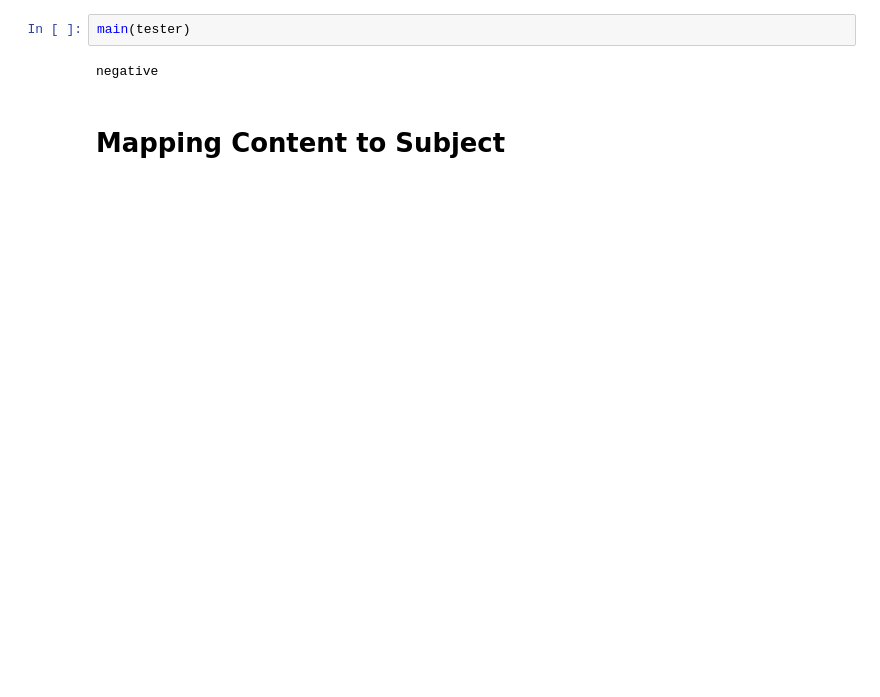
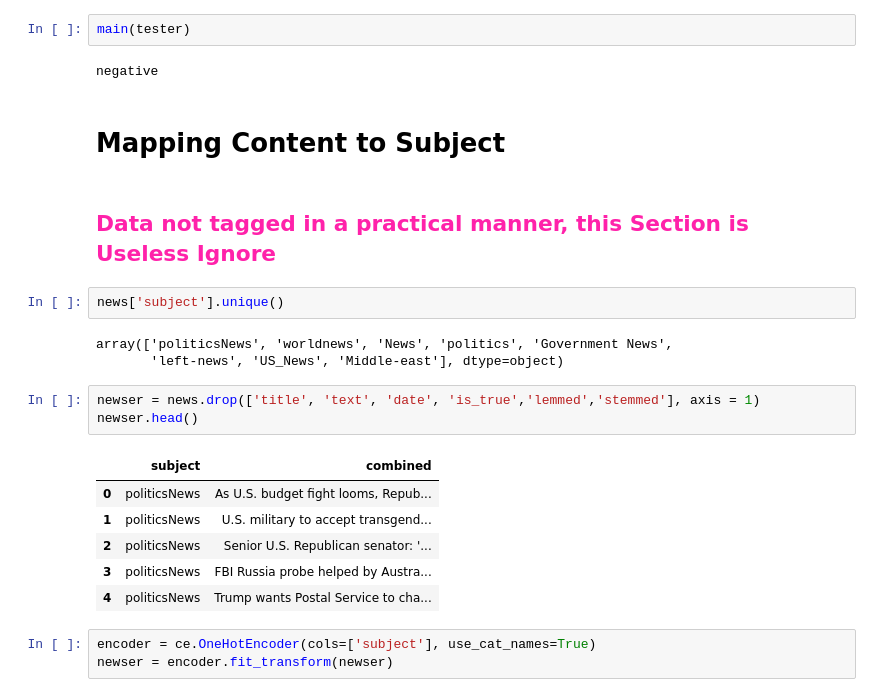
Before and after one commit to BoluP0202/Chatbot-FakeNews, a Jupyter notebook: News categoizer.ipynb, the cells around one changed output. Saved outputs shown, nothing was run; the diff lists cells and outputs as text; blank space fills up the shorter version.

```diff
--- a/News categoizer.ipynb
+++ b/News categoizer.ipynb
@@ -335,3 +337,23 @@ main(tester)
 negative
 # %% [markdown]
 # Mapping Content to Subject
+# %% [markdown]
+## <span style ="color:#f2a">Data not tagged in a practical manner, this Section is Useless Ignore</span>
+# %%
+news['subject'].unique()
+# %% [output]
+array(['politicsNews', 'worldnews', 'News', 'politics', 'Government News',
+       'left-news', 'US_News', 'Middle-east'], dtype=object)
+# %%
+newser = news.drop(['title', 'text', 'date', 'is_true','lemmed','stemmed'], axis = 1)
+newser.head()
+# %% [output]
+|  | subject | combined |
+| 0 | politicsNews | As U.S. budget fight looms, Repub... |
+| 1 | politicsNews | U.S. military to accept transgend... |
+| 2 | politicsNews | Senior U.S. Republican senator: '... |
+| 3 | politicsNews | FBI Russia probe helped by Austra... |
+| 4 | politicsNews | Trump wants Postal Service to cha... |
+# %%
+encoder = ce.OneHotEncoder(cols=['subject'], use_cat_names=True)
+newser = encoder.fit_transform(newser)
```
Also changed, not shown: parts of 12 cells of this notebook.
